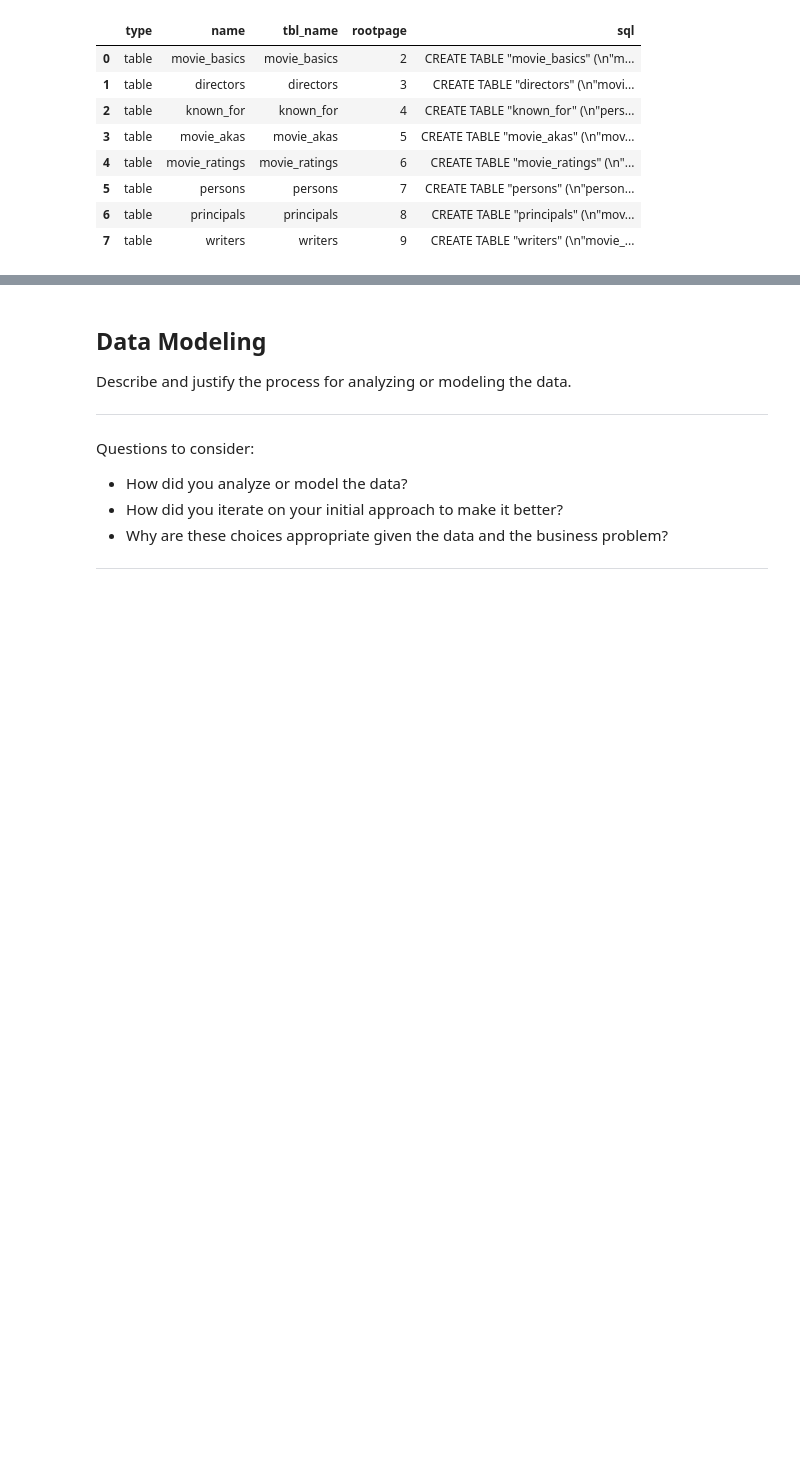
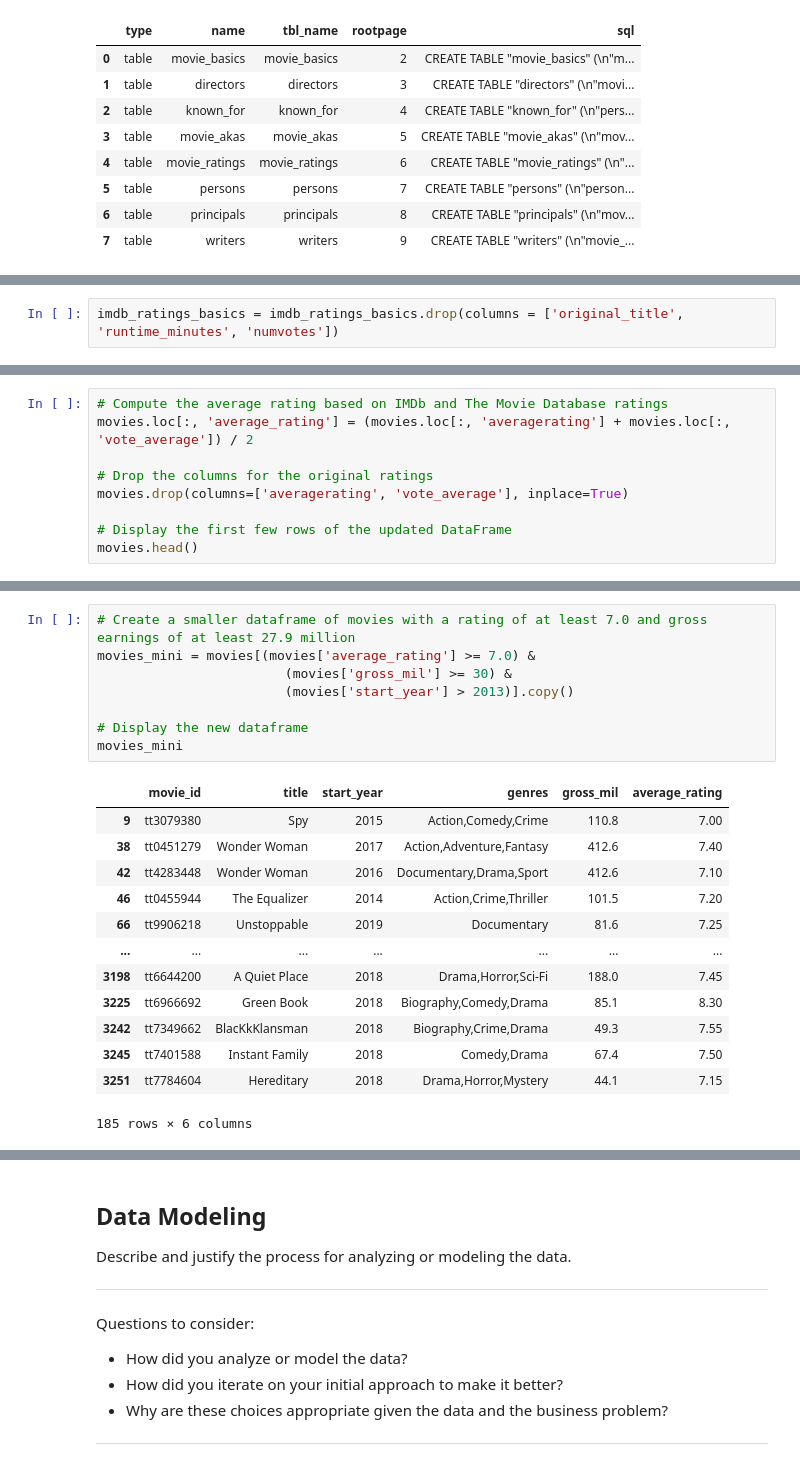
Before and after one commit to MuiruKamau/Microsoft_Movie_Analysis, a Jupyter notebook: dsc-phase1-project-template.ipynb, the cells around one changed output, grey strips where cells are left out. Cells and saved outputs as stored; diff of their text form; blank space fills up the shorter version.

```diff
--- a/dsc-phase1-project-template.ipynb
+++ b/dsc-phase1-project-template.ipynb
@@ -103,0 +308,2 @@ movie_basics.head()
+# %%
+imdb_ratings_basics = imdb_ratings_basics.drop(columns = ['original_title', 'runtime_minutes', 'numvotes'])
@@ -103,0 +365,9 @@ movie_basics.head()
+# %%
+# Compute the average rating based on IMDb and The Movie Database ratings
+movies.loc[:, 'average_rating'] = (movies.loc[:, 'averagerating'] + movies.loc[:, 'vote_average']) / 2
+
+# Drop the columns for the original ratings
+movies.drop(columns=['averagerating', 'vote_average'], inplace=True)
+
+# Display the first few rows of the updated DataFrame
+movies.head()
@@ -103,0 +381,22 @@ movie_basics.head()
+# %%
+# Create a smaller dataframe of movies with a rating of at least 7.0 and gross earnings of at least 27.9 million
+movies_mini = movies[(movies['average_rating'] >= 7.0) &
+                        (movies['gross_mil'] >= 30) &
+                        (movies['start_year'] > 2013)].copy()
+
+# Display the new dataframe
+movies_mini
+# %% [output]
+|  | movie_id | title | start_year | genres | gross_mil | average_rating |
+| 9 | tt3079380 | Spy | 2015 | Action,Comedy,Crime | 110.8 | 7.00 |
+| 38 | tt0451279 | Wonder Woman | 2017 | Action,Adventure,Fantasy | 412.6 | 7.40 |
+| 42 | tt4283448 | Wonder Woman | 2016 | Documentary,Drama,Sport | 412.6 | 7.10 |
+| 46 | tt0455944 | The Equalizer | 2014 | Action,Crime,Thriller | 101.5 | 7.20 |
+| 66 | tt9906218 | Unstoppable | 2019 | Documentary | 81.6 | 7.25 |
+| ... | ... | ... | ... | ... | ... | ... |
+| 3198 | tt6644200 | A Quiet Place | 2018 | Drama,Horror,Sci-Fi | 188.0 | 7.45 |
+| 3225 | tt6966692 | Green Book | 2018 | Biography,Comedy,Drama | 85.1 | 8.30 |
+| 3242 | tt7349662 | BlacKkKlansman | 2018 | Biography,Crime,Drama | 49.3 | 7.55 |
+| 3245 | tt7401588 | Instant Family | 2018 | Comedy,Drama | 67.4 | 7.50 |
+| 3251 | tt7784604 | Hereditary | 2018 | Drama,Horror,Mystery | 44.1 | 7.15 |
+185 rows × 6 columns
```
Also changed, not shown: parts of 39 cells of this notebook.
